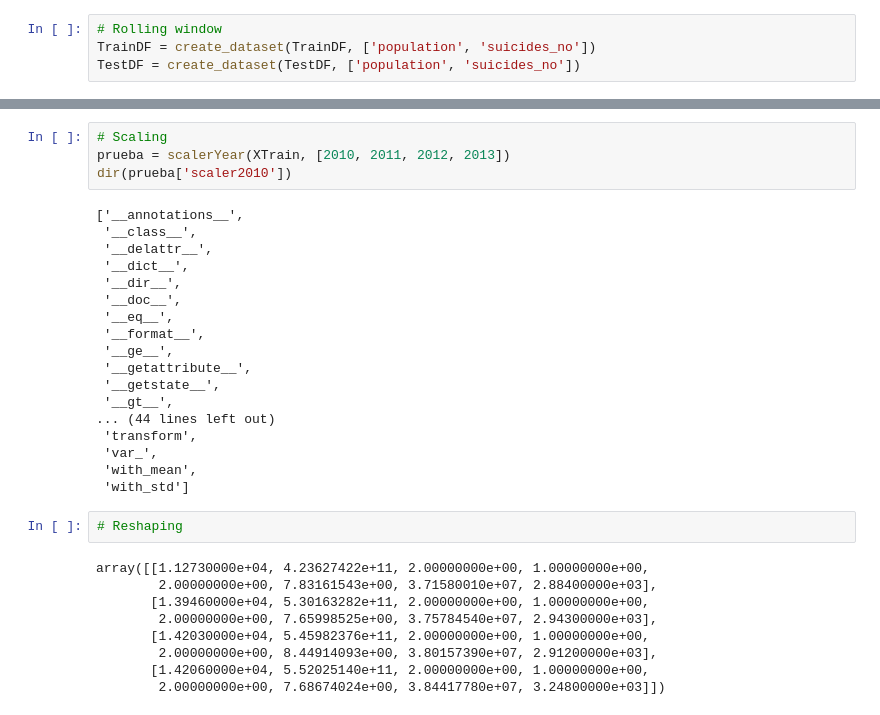
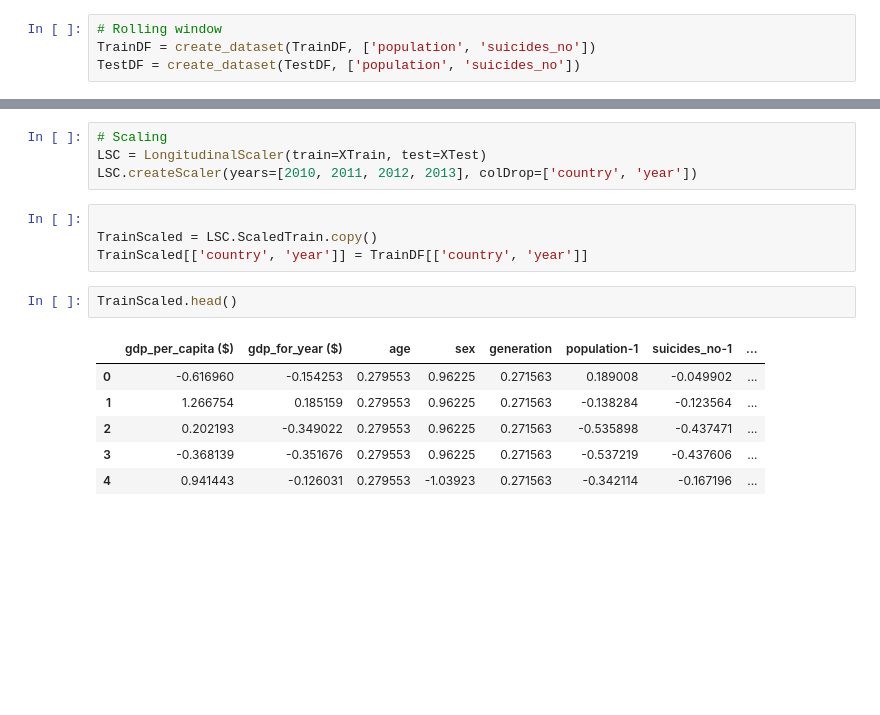
Before and after one commit to j220493/panelDataModelling, a Jupyter notebook: 2. Data Preparation.ipynb, the cells around one changed output, grey strips where cells are left out. Cells and saved outputs as stored; diff of their text form; blank space fills up the shorter version.

```diff
--- a/2. Data Preparation.ipynb
+++ b/2. Data Preparation.ipynb
@@ -221,33 +229,17 @@ def scalerYear(TrainData, years):
-# %%
-# Scaling
-prueba = scalerYear(XTrain, [2010, 2011, 2012, 2013])
-dir(prueba['scaler2010'])
-# %% [output]
-['__annotations__',
- '__class__',
- '__delattr__',
- '__dict__',
- '__dir__',
- '__doc__',
- '__eq__',
- '__format__',
- '__ge__',
- '__getattribute__',
- '__getstate__',
- '__gt__',
-... (44 lines left out)
- 'transform',
- 'var_',
- 'with_mean',
- 'with_std']
+# %%
+# Scaling
+LSC = LongitudinalScaler(train=XTrain, test=XTest)
+LSC.createScaler(years=[2010, 2011, 2012, 2013], colDrop=['country', 'year'])
 # %%
-# Reshaping
+
+TrainScaled = LSC.ScaledTrain.copy()
+TrainScaled[['country', 'year']] = TrainDF[['country', 'year']]
-# %% [output]
-array([[1.12730000e+04, 4.23627422e+11, 2.00000000e+00, 1.00000000e+00,
-        2.00000000e+00, 7.83161543e+00, 3.71580010e+07, 2.88400000e+03],
-       [1.39460000e+04, 5.30163282e+11, 2.00000000e+00, 1.00000000e+00,
-        2.00000000e+00, 7.65998525e+00, 3.75784540e+07, 2.94300000e+03],
-       [1.42030000e+04, 5.45982376e+11, 2.00000000e+00, 1.00000000e+00,
-        2.00000000e+00, 8.44914093e+00, 3.80157390e+07, 2.91200000e+03],
-       [1.42060000e+04, 5.52025140e+11, 2.00000000e+00, 1.00000000e+00,
-        2.00000000e+00, 7.68674024e+00, 3.84417780e+07, 3.24800000e+03]])
+# %%
+TrainScaled.head()
+# %% [output]
+|  | gdp_per_capita ($) | gdp_for_year ($) | age | sex | generation | population-1 | suicides_no-1 | ... |
+| 0 | -0.616960 | -0.154253 | 0.279553 | 0.96225 | 0.271563 | 0.189008 | -0.049902 | ... |
+| 1 | 1.266754 | 0.185159 | 0.279553 | 0.96225 | 0.271563 | -0.138284 | -0.123564 | ... |
+| 2 | 0.202193 | -0.349022 | 0.279553 | 0.96225 | 0.271563 | -0.535898 | -0.437471 | ... |
+| 3 | -0.368139 | -0.351676 | 0.279553 | 0.96225 | 0.271563 | -0.537219 | -0.437606 | ... |
+| 4 | 0.941443 | -0.126031 | 0.279553 | -1.03923 | 0.271563 | -0.342114 | -0.167196 | ... |
```
Also changed, not shown: parts of 5 cells of this notebook.
